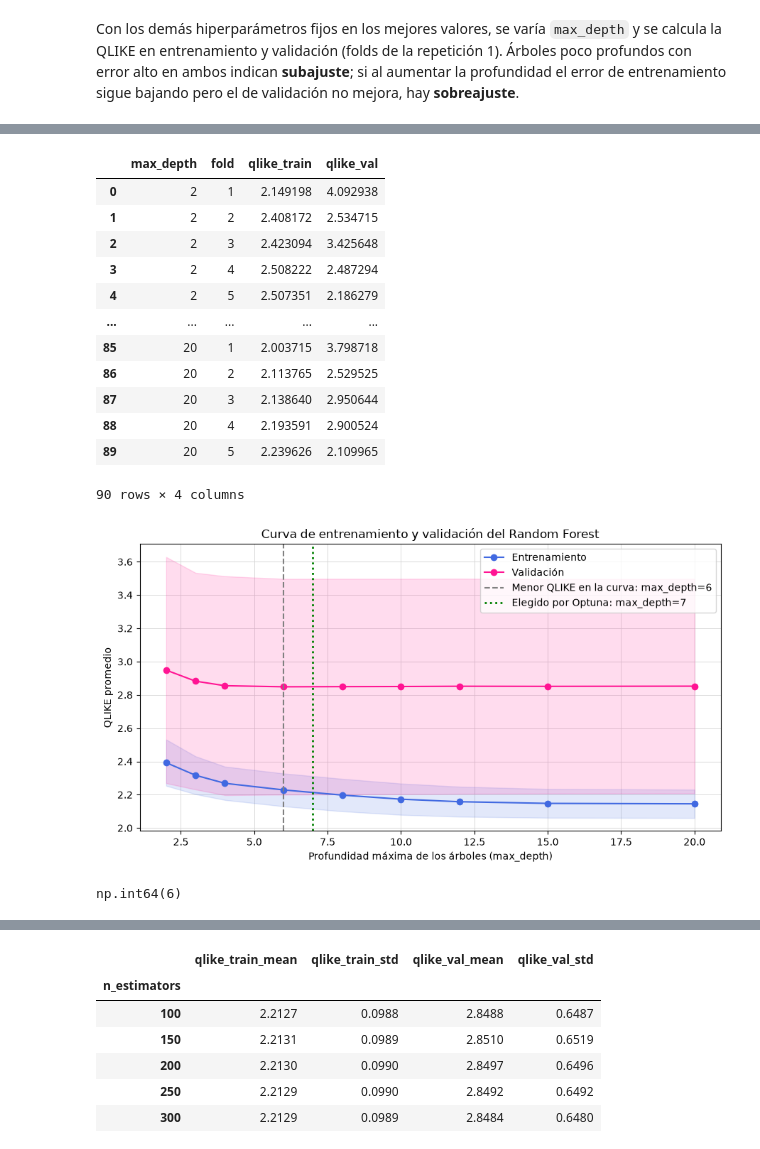
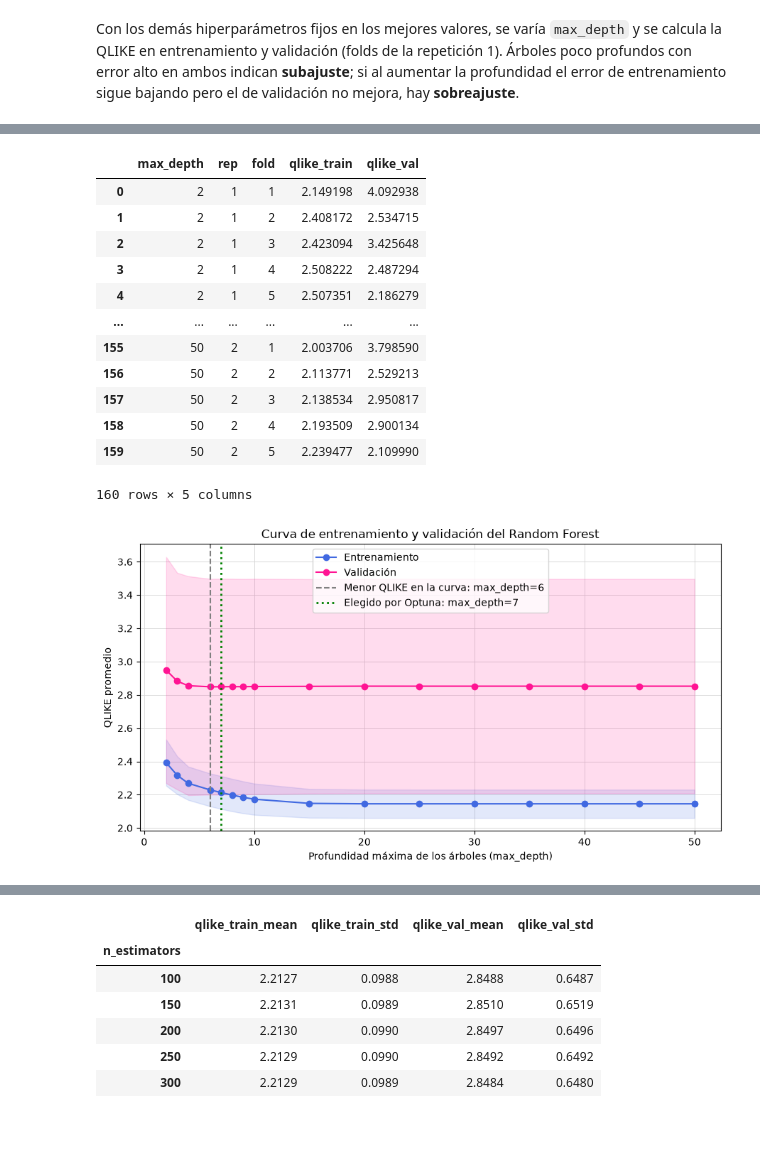
Before and after one commit to darlamai/proyecto_final_ml_wti, a Jupyter notebook: notebooks/06.random_forest.ipynb, the cells around one changed output, grey strips where cells are left out. Saved outputs shown, nothing was run; the diff lists cells and outputs as text; code cells hidden in the pictures.

```diff
--- a/notebooks/06.random_forest.ipynb
+++ b/notebooks/06.random_forest.ipynb
@@ -236,7 +252,7 @@ Optuna completó la búsqueda con **50 pruebas**: 31 finalizaron, 13 se podaron
 # %% [markdown]
 Con los demás hiperparámetros fijos en los mejores valores, se varía `max_depth` y se calcula la QLIKE en entrenamiento y validación (folds de la repetición 1). Árboles poco profundos con error alto en ambos indican **subajuste**; si al aumentar la profundidad el error de entrenamiento sigue bajando pero el de validación no mejora, hay **sobreajuste**.
 # %%
-PROF = [2, 3, 4, 6, 8, 10, 12, 15, 20, 25, 30, 35, 40, 45, 50]
+PROF = [2, 3, 4, 6, 7, 8, 9, 10, 15, 20, 25, 30, 35, 40, 45, 50]
 
 # Seleccionar los folds de la repetición 1
 folds_curva = [
@@ -273,14 +289,14 @@ for profundidad in PROF:
 
 curva = pd.DataFrame(filas)
 
-resumen = curva.groupby("max_depth").agg(
+resumen_md = curva.groupby("max_depth").agg(
     qlike_train_mean=("qlike_train", "mean"),
     qlike_train_std=("qlike_train", "std"),
     qlike_val_mean=("qlike_val", "mean"),
     qlike_val_std=("qlike_val", "std"),
 )
 
-display(resumen.round(4))
+display(resumen_md.round(4))
 # %% [output]
 |  | qlike_train_mean | qlike_train_std | qlike_val_mean | qlike_val_std |
 | max_depth |  |  |  |  |
@@ -296,51 +319,51 @@ display(resumen.round(4))
 # %%
 curva
 # %% [output]
-|  | max_depth | fold | qlike_train | qlike_val |
-| 0 | 2 | 1 | 2.149198 | 4.092938 |
-| 1 | 2 | 2 | 2.408172 | 2.534715 |
-| 2 | 2 | 3 | 2.423094 | 3.425648 |
-| 3 | 2 | 4 | 2.508222 | 2.487294 |
-| 4 | 2 | 5 | 2.507351 | 2.186279 |
-| ... | ... | ... | ... | ... |
-| 85 | 20 | 1 | 2.003715 | 3.798718 |
-| 86 | 20 | 2 | 2.113765 | 2.529525 |
-| 87 | 20 | 3 | 2.138640 | 2.950644 |
-| 88 | 20 | 4 | 2.193591 | 2.900524 |
-| 89 | 20 | 5 | 2.239626 | 2.109965 |
+|  | max_depth | rep | fold | qlike_train | qlike_val |
+| 0 | 2 | 1 | 1 | 2.149198 | 4.092938 |
+| 1 | 2 | 1 | 2 | 2.408172 | 2.534715 |
+| 2 | 2 | 1 | 3 | 2.423094 | 3.425648 |
+| 3 | 2 | 1 | 4 | 2.508222 | 2.487294 |
+| 4 | 2 | 1 | 5 | 2.507351 | 2.186279 |
+| ... | ... | ... | ... | ... | ... |
+| 155 | 50 | 2 | 1 | 2.003706 | 3.798590 |
+| 156 | 50 | 2 | 2 | 2.113771 | 2.529213 |
+| 157 | 50 | 2 | 3 | 2.138534 | 2.950817 |
+| 158 | 50 | 2 | 4 | 2.193509 | 2.900134 |
+| 159 | 50 | 2 | 5 | 2.239477 | 2.109990 |
-90 rows × 4 columns
+160 rows × 5 columns
 # %%
 # Menor QLIKE de validación entre las profundidades evaluadas
-mejor_profundidad = resumen["qlike_val_mean"].idxmin()
+mejor_profundidad = resumen_md["qlike_val_mean"].idxmin()
 
 # Profundidad elegida por Optuna
 profundidad_optuna = best["max_depth"]
 # %%
 
 
-#plt.style.use("default")
+plt.style.use("default")
 fig, ax = plt.subplots(figsize=(9, 5))
 
 
 ax.plot(
-    resumen.index, resumen["qlike_train_mean"],
+    resumen_md.index, resumen_md["qlike_train_mean"],
     "o-", color="royalblue", label="Entrenamiento"
 )
 ax.fill_between(
-    resumen.index,
-    resumen["qlike_train_mean"] - resumen["qlike_train_std"],
-    resumen["qlike_train_mean"] + resumen["qlike_train_std"],
+    resumen_md.index,
+    resumen_md["qlike_train_mean"] - resumen_md["qlike_train_std"],
+    resumen_md["qlike_train_mean"] + resumen_md["qlike_train_std"],
     color="royalblue", alpha=0.15
 )
 
 ax.plot(
-    resumen.index, resumen["qlike_val_mean"],
+    resumen_md.index, resumen_md["qlike_val_mean"],
     "o-", color="deeppink", label="Validación"
 )
 ax.fill_between(
-    resumen.index,
-    resumen["qlike_val_mean"] - resumen["qlike_val_std"],
-    resumen["qlike_val_mean"] + resumen["qlike_val_std"],
+    resumen_md.index,
+    resumen_md["qlike_val_mean"] - resumen_md["qlike_val_std"],
+    resumen_md["qlike_val_mean"] + resumen_md["qlike_val_std"],
     color="deeppink", alpha=0.15
 )
 
@@ -351,35 +374,31 @@ ax.axvline(
     label=f"Menor QLIKE en la curva: max_depth={mejor_profundidad}"
 )
 
 ax.axvline(
     profundidad_optuna,
     color="green",
     linestyle=":",
     linewidth=2,
     label=f"Elegido por Optuna: max_depth={profundidad_optuna}"
 )
 
 ax.set_xlabel("Profundidad máxima de los árboles (max_depth)")
 ax.set_ylabel("QLIKE promedio")
 ax.set_title("Curva de entrenamiento y validación del Random Forest")
 
 ax.set_axisbelow(True)
 ax.grid(
     True,
     which="major",
     axis="both",
     color="lightgray",
     linestyle="-",
     linewidth=0.7,
     alpha=0.8
 )
 ax.legend()
 plt.tight_layout()
 plt.savefig(FIG_DIR / "06_curva_train_validacion_max_depth.png", dpi=150)
 plt.show()
 # %% [output]
-[figure, old version]
+[figure, new version]
-# %%
-mejor_profundidad
-# %% [output]
-np.int64(6)
```
Also changed, not shown: parts of 33 cells of this notebook, 24 other files.
